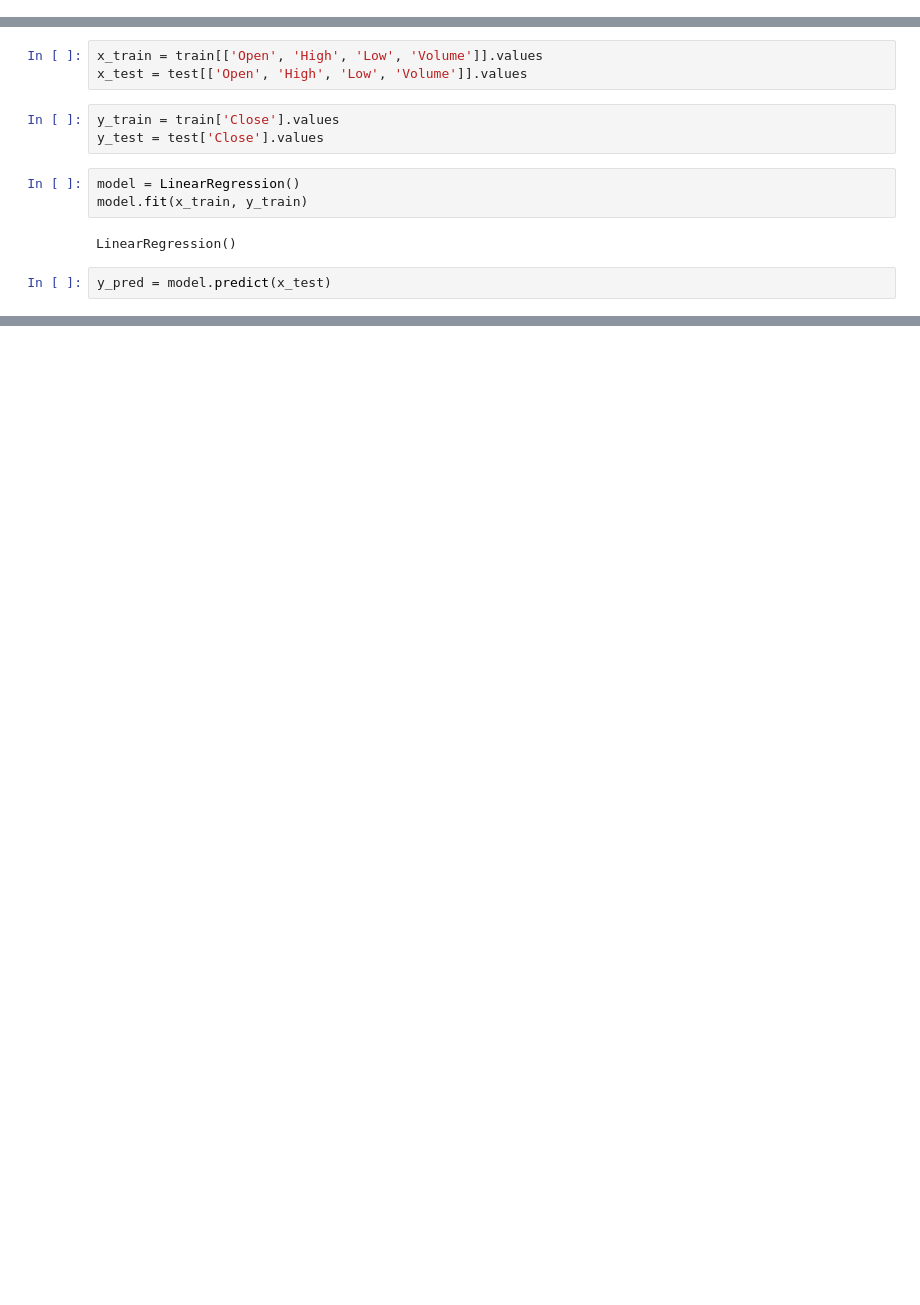
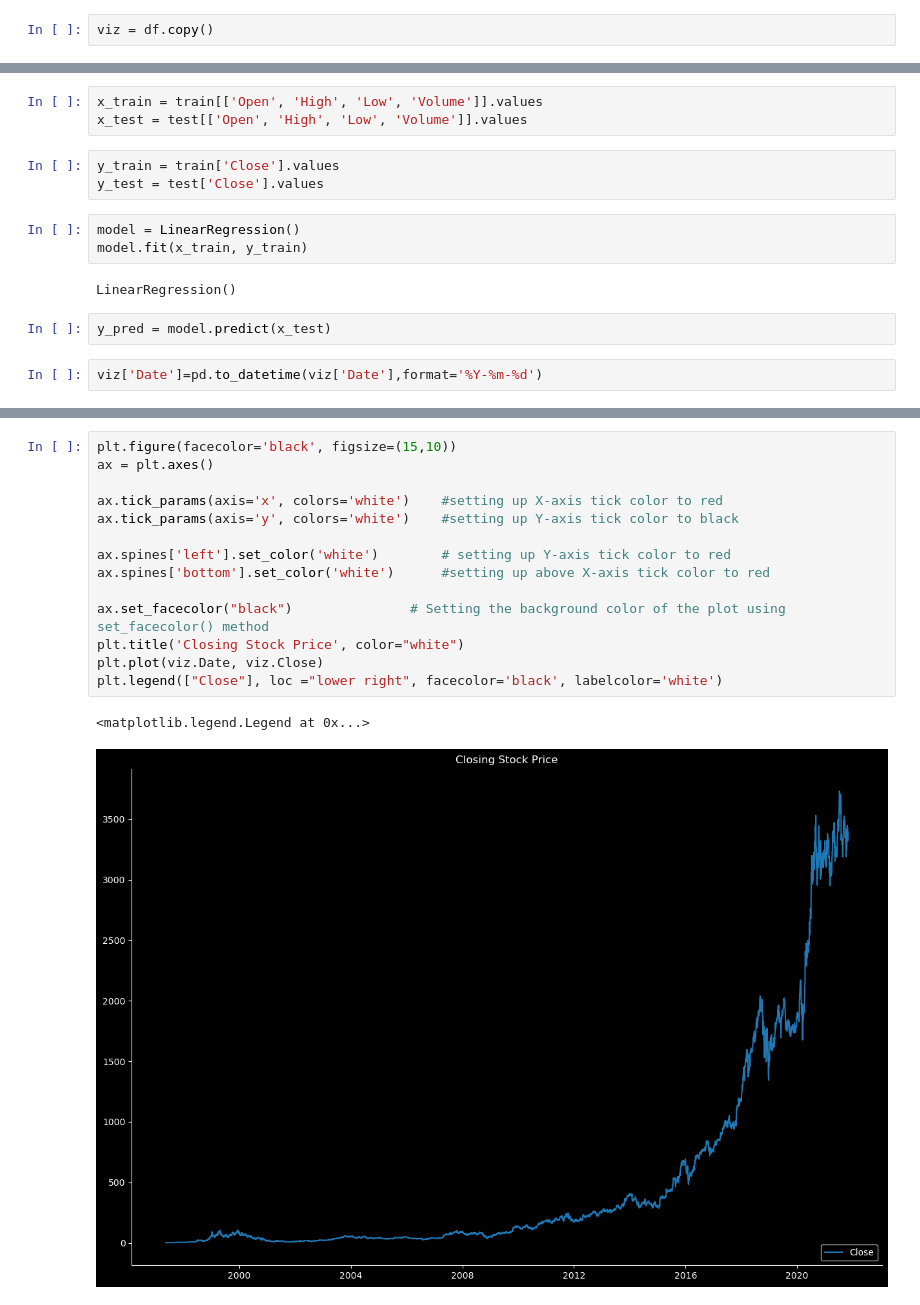
Before and after one commit to Subhajeet-Das/Amazon-Stock-Prediction, a Jupyter notebook: stock-prediction.ipynb, the cells around one changed output, grey strips where cells are left out. Drawn from its saved outputs; the diff is of its cells as text; blank space fills up the shorter version.

Commit message:
| Stock prediction  |

```diff
--- a/stock-prediction.ipynb
+++ b/stock-prediction.ipynb
@@ -14,6 +18,8 @@ warnings.filterwarnings('ignore')
 /kaggle/input/amazon-stock-price-all-time/Amazon.csv
 # %%
 df = pd.read_csv("/kaggle/input/amazon-stock-price-all-time/Amazon.csv")
+# %%
+viz = df.copy()
 # %%
 df.head(10)
 # %% [output]
@@ -113,3 +119,5 @@ model.fit(x_train, y_train)
 LinearRegression()
 # %%
 y_pred = model.predict(x_test)
+# %%
+viz['Date']=pd.to_datetime(viz['Date'],format='%Y-%m-%d')
@@ -115,0 +146,17 @@ y_pred = model.predict(x_test)
+# %%
+plt.figure(facecolor='black', figsize=(15,10))
+ax = plt.axes()
+
+ax.tick_params(axis='x', colors='white')    #setting up X-axis tick color to red
+ax.tick_params(axis='y', colors='white')    #setting up Y-axis tick color to black
+
+ax.spines['left'].set_color('white')        # setting up Y-axis tick color to red
+ax.spines['bottom'].set_color('white')      #setting up above X-axis tick color to red
+
+ax.set_facecolor("black")               # Setting the background color of the plot using set_facecolor() method
+plt.title('Closing Stock Price', color="white")
+plt.plot(viz.Date, viz.Close)
+plt.legend(["Close"], loc ="lower right", facecolor='black', labelcolor='white')
+# %% [output]
+<matplotlib.legend.Legend at 0x...>
+[figure, added]
```
Also changed, not shown: parts of 12 cells of this notebook.
